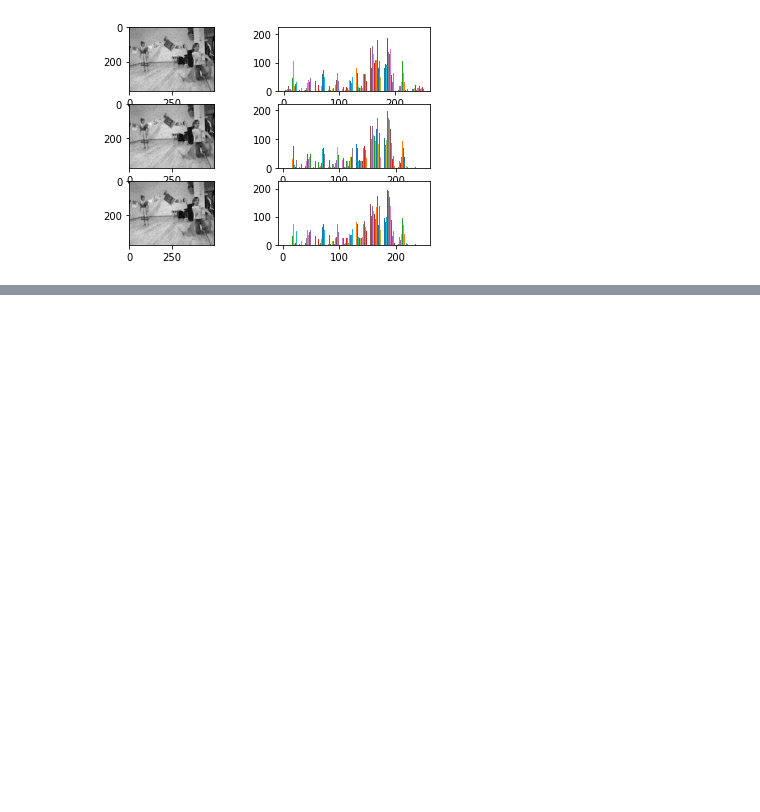
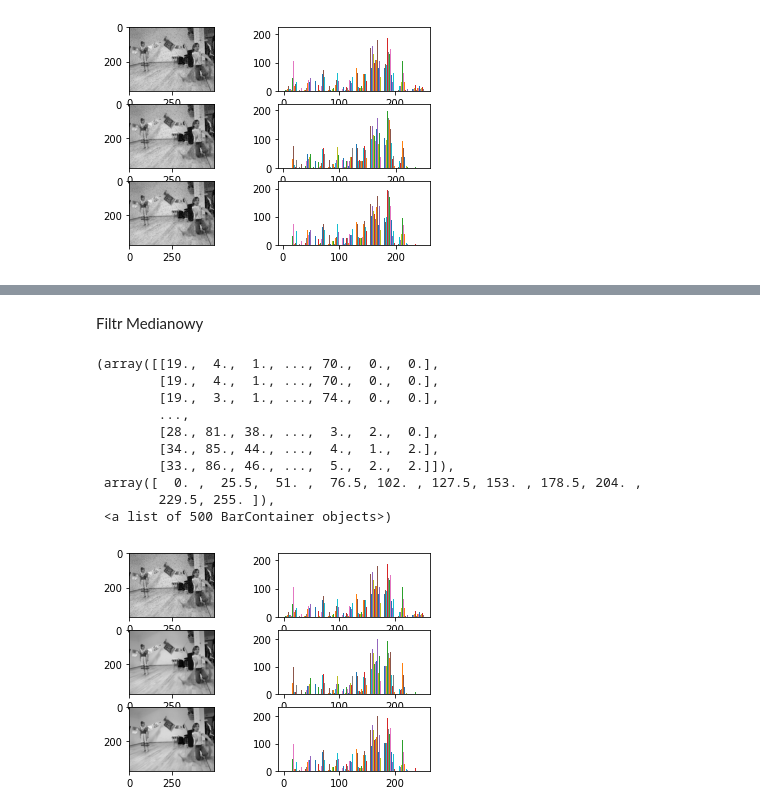
Before and after one commit to BartekFranczak/CPO---MEL, a Jupyter notebook: lab3.ipynb, the cells around one changed output, grey strips where cells are left out. Cells and saved outputs as stored; diff of their text form; code cells hidden in the pictures; blank space fills up the shorter version.

```diff
--- a/lab3.ipynb
+++ b/lab3.ipynb
@@ -231,0 +245,62 @@ print(ik)
+# %% [markdown]
+Filtr Medianowy
+# %%
+def median_filter(im_path, size):
+  im = Image.open(im_path)
+  im = np.asarray(im)
+  n = int((size-1)/2)
+
+  H, W = im.shape
+
+  im2 = np.zeros(im.shape)
+
+
+  for h in range(n,H-n):
+    for w in range(n,W-n):
+      crop = im[h-n:h+n+1,w-n:w+n+1]
+      median = int(np.median(crop))
+      im2[h][w] = median
+  return im2[n:H-n,n:W-n]
+# %%
+from cv2 import medianBlur
+plt.figure()
+
+#oryginal
+im = Image.open('/content/sp/5.jpg')
+im = np.asarray(im)
+
+
+plt.subplot(3,2,1)
+plt.imshow(im, cmap='gray')
+plt.subplot(3,2,2)
+plt.hist(im)
+
+
+# my implementation
+im1 = median_filter('/content/sp/5.jpg',3)
+
+plt.subplot(3,2,3)
+plt.imshow(im1,cmap='gray')
+plt.subplot(3,2,4)
+plt.hist(im1)
+
+#cv2
+kernel = np.ones((3,3),np.float32)/9
+img_filter3 = medianBlur(im,3)
+
+plt.subplot(3,2,5)
+plt.imshow(img_filter3, cmap='gray')
+plt.subplot(3,2,6)
+plt.hist(img_filter3)
+# %% [output]
+(array([[19.,  4.,  1., ..., 70.,  0.,  0.],
+        [19.,  4.,  1., ..., 70.,  0.,  0.],
+        [19.,  3.,  1., ..., 74.,  0.,  0.],
+        ...,
+        [28., 81., 38., ...,  3.,  2.,  0.],
+        [34., 85., 44., ...,  4.,  1.,  2.],
+        [33., 86., 46., ...,  5.,  2.,  2.]]),
+ array([  0. ,  25.5,  51. ,  76.5, 102. , 127.5, 153. , 178.5, 204. ,
+        229.5, 255. ]),
+ <a list of 500 BarContainer objects>)
+[figure, added]
```
Also changed, not shown: parts of 3 cells of this notebook.
